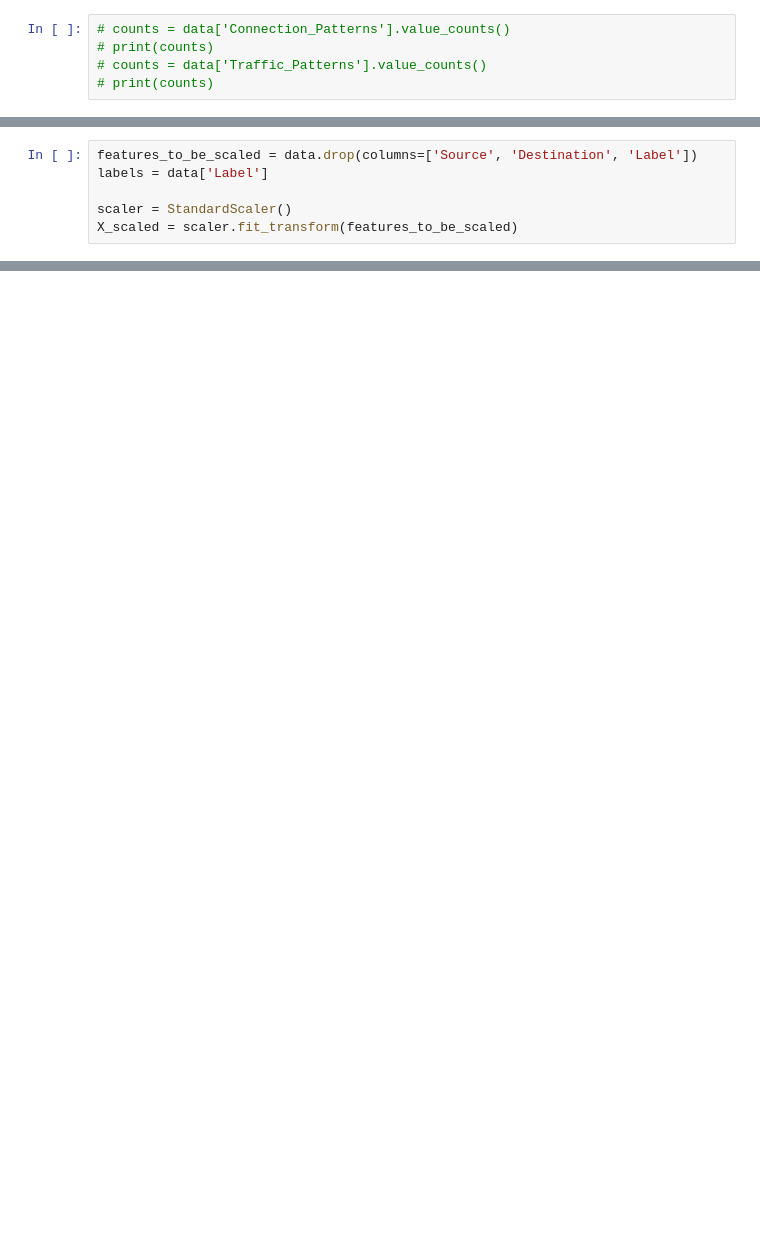
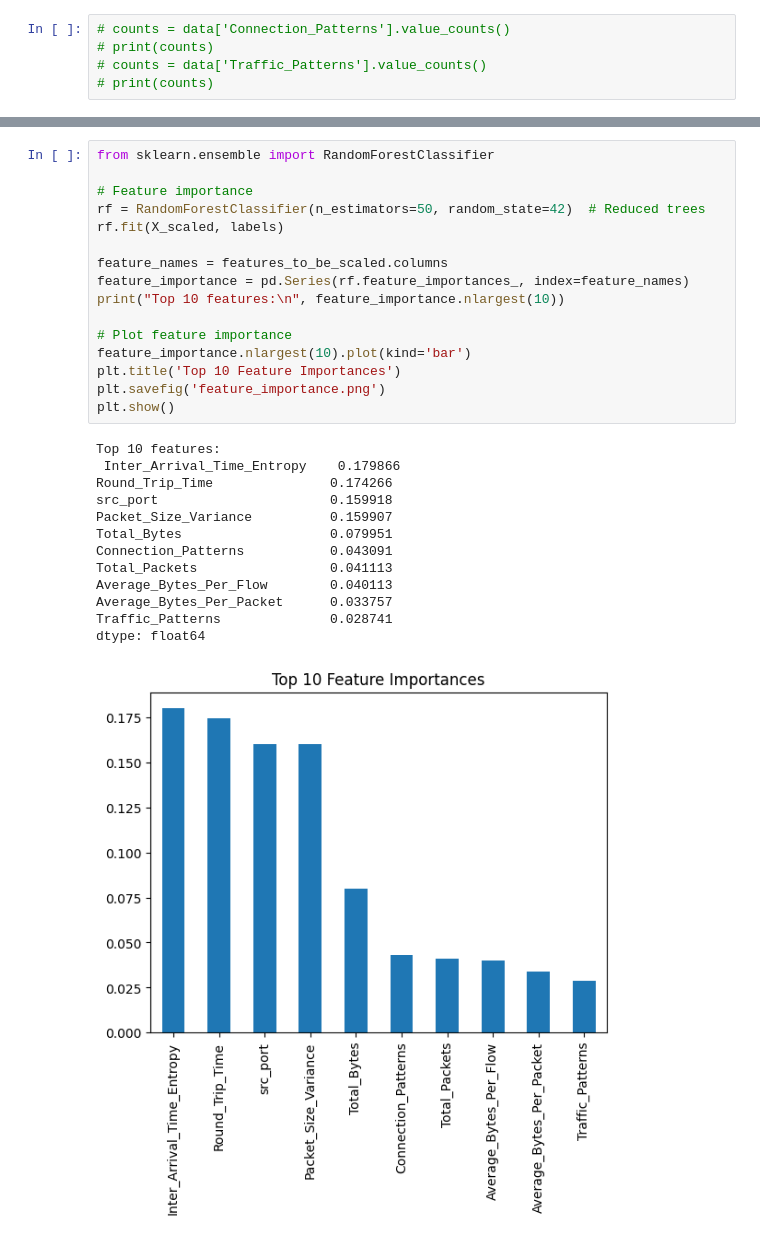
Before and after one commit to Munazza-Farees/NITW-SIP2025-Project, a Jupyter notebook: LNN_LDoS_1.ipynb, the cells around one changed output, grey strips where cells are left out. Cells and saved outputs as stored; diff of their text form; blank space fills up the shorter version.

```diff
--- a/LNN_LDoS_1.ipynb
+++ b/LNN_LDoS_1.ipynb
@@ -31,7 +82 @@ data['Traffic_Patterns'] = data['Traffic_Patterns'].astype('category').cat.codes
-# %%
-features_to_be_scaled = data.drop(columns=['Source', 'Destination', 'Label'])
-labels = data['Label']
-
-scaler = StandardScaler()
-X_scaled = scaler.fit_transform(features_to_be_scaled)
 # %%
@@ -111 +371,31 @@ optimizer = optim.Adam(model.parameters(), lr=0.001)
+# %%
+from sklearn.ensemble import RandomForestClassifier
+
+# Feature importance
+rf = RandomForestClassifier(n_estimators=50, random_state=42)  # Reduced trees
+rf.fit(X_scaled, labels)
+
+feature_names = features_to_be_scaled.columns
+feature_importance = pd.Series(rf.feature_importances_, index=feature_names)
+print("Top 10 features:\n", feature_importance.nlargest(10))
+
+# Plot feature importance
+feature_importance.nlargest(10).plot(kind='bar')
+plt.title('Top 10 Feature Importances')
+plt.savefig('feature_importance.png')
+plt.show()
+# %% [output]
+Top 10 features:
+ Inter_Arrival_Time_Entropy    0.179866
+Round_Trip_Time               0.174266
+src_port                      0.159918
+Packet_Size_Variance          0.159907
+Total_Bytes                   0.079951
+Connection_Patterns           0.043091
+Total_Packets                 0.041113
+Average_Bytes_Per_Flow        0.040113
+Average_Bytes_Per_Packet      0.033757
+Traffic_Patterns              0.028741
+dtype: float64
+[figure, added]
 # %%
```
Also changed, not shown: parts of 25 cells of this notebook.
